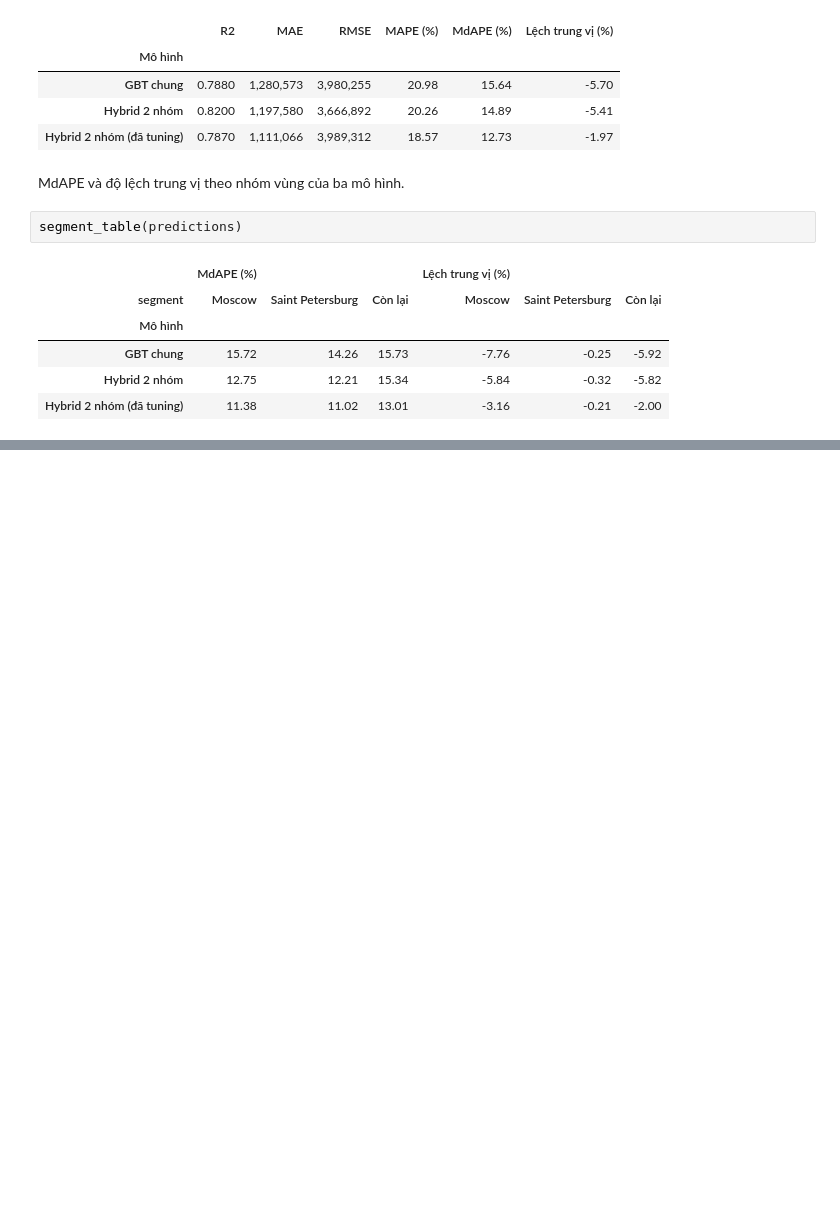
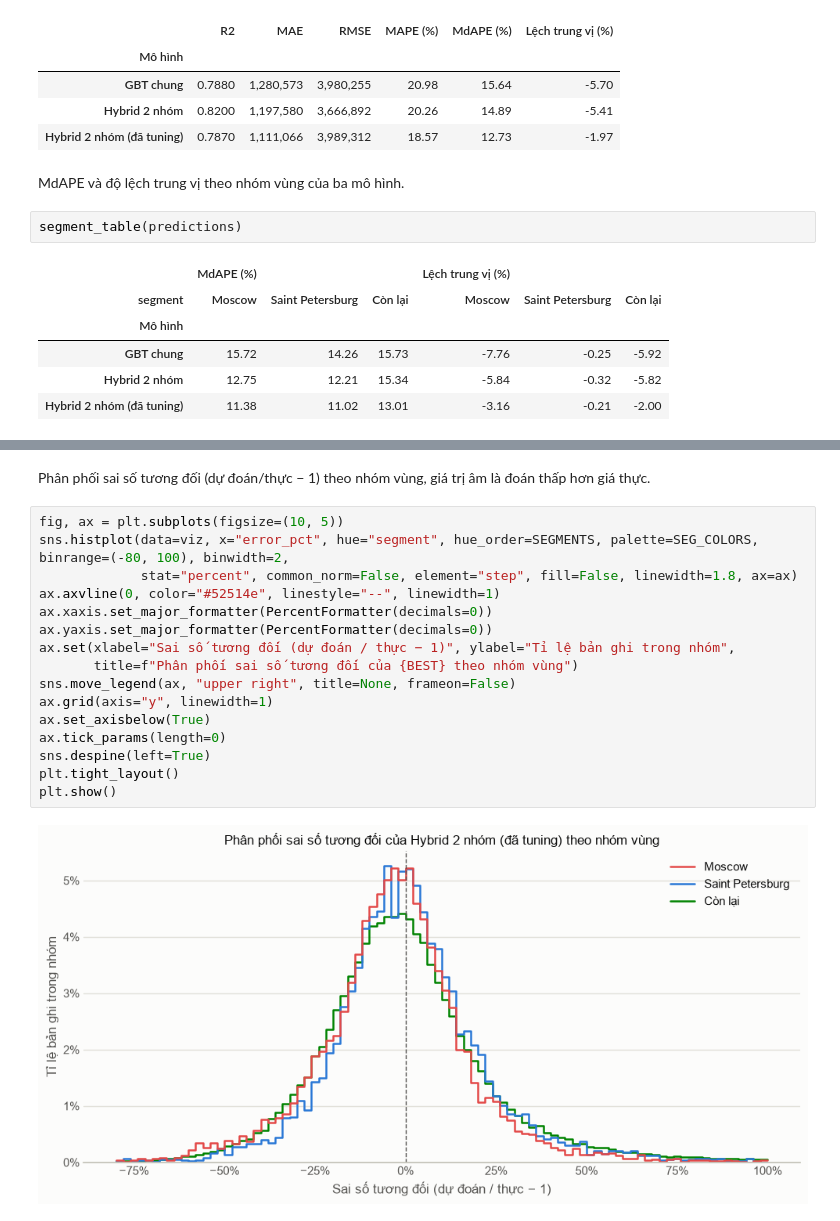
Before and after one commit to thiennguyen37-qn/Russian_Real_Estate, a Jupyter notebook: notebooks/04_modeling.ipynb, the cells around one changed output, grey strips where cells are left out. Cells and saved outputs as stored; diff of their text form; blank space fills up the shorter version.

```diff
--- a/notebooks/04_modeling.ipynb
+++ b/notebooks/04_modeling.ipynb
@@ -352,0 +403,20 @@ segment_table(predictions)
+# %% [markdown]
+Phân phối sai số tương đối (dự đoán/thực − 1) theo nhóm vùng, giá trị âm là đoán thấp hơn giá thực.
+# %%
+fig, ax = plt.subplots(figsize=(10, 5))
+sns.histplot(data=viz, x="error_pct", hue="segment", hue_order=SEGMENTS, palette=SEG_COLORS, binrange=(-80, 100), binwidth=2,
+             stat="percent", common_norm=False, element="step", fill=False, linewidth=1.8, ax=ax)
+ax.axvline(0, color="#52514e", linestyle="--", linewidth=1)
+ax.xaxis.set_major_formatter(PercentFormatter(decimals=0))
+ax.yaxis.set_major_formatter(PercentFormatter(decimals=0))
+ax.set(xlabel="Sai số tương đối (dự đoán / thực − 1)", ylabel="Tỉ lệ bản ghi trong nhóm",
+       title=f"Phân phối sai số tương đối của {BEST} theo nhóm vùng")
+sns.move_legend(ax, "upper right", title=None, frameon=False)
+ax.grid(axis="y", linewidth=1)
+ax.set_axisbelow(True)
+ax.tick_params(length=0)
+sns.despine(left=True)
+plt.tight_layout()
+plt.show()
+# %% [output]
+[figure, added]
```
Also changed, not shown: parts of 8 cells of this notebook.
